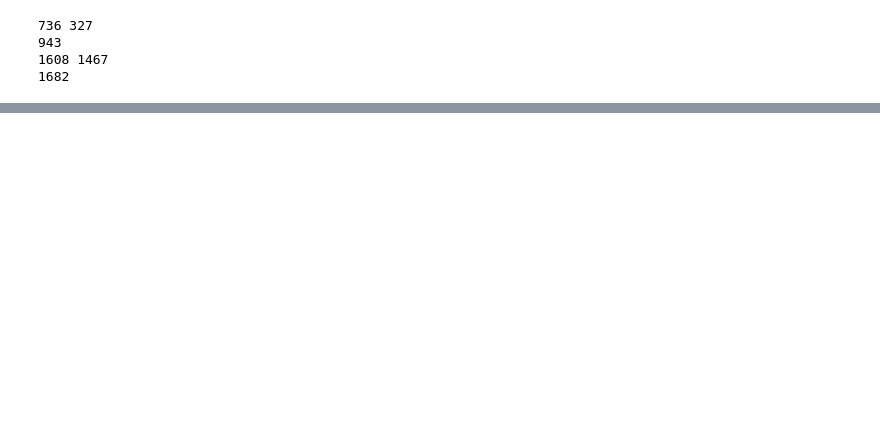
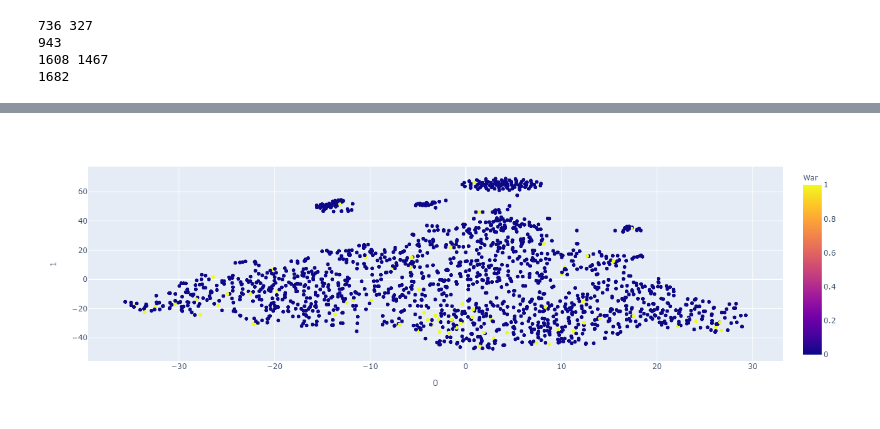
Before and after one commit to Sumeet2807/Recommender-Systems, a Jupyter notebook: collaborative-ipynb.ipynb, the cells around one changed output, grey strips where cells are left out. Cells and saved outputs as stored; diff of their text form; code cells hidden in the pictures; blank space fills up the shorter version.

```diff
--- a/collaborative-ipynb.ipynb
+++ b/collaborative-ipynb.ipynb
@@ -200,0 +202,5 @@ items.iloc[X_test[X_test[:,0]==eval_user][:,1]][1]
+# %%
+fig = px.scatter(new_df, x=0, y=1,hover_data=[2],color='War')
+fig.show()
+# %% [output]
+[figure, added]
```
Also changed, not shown: parts of 10 cells of this notebook.
